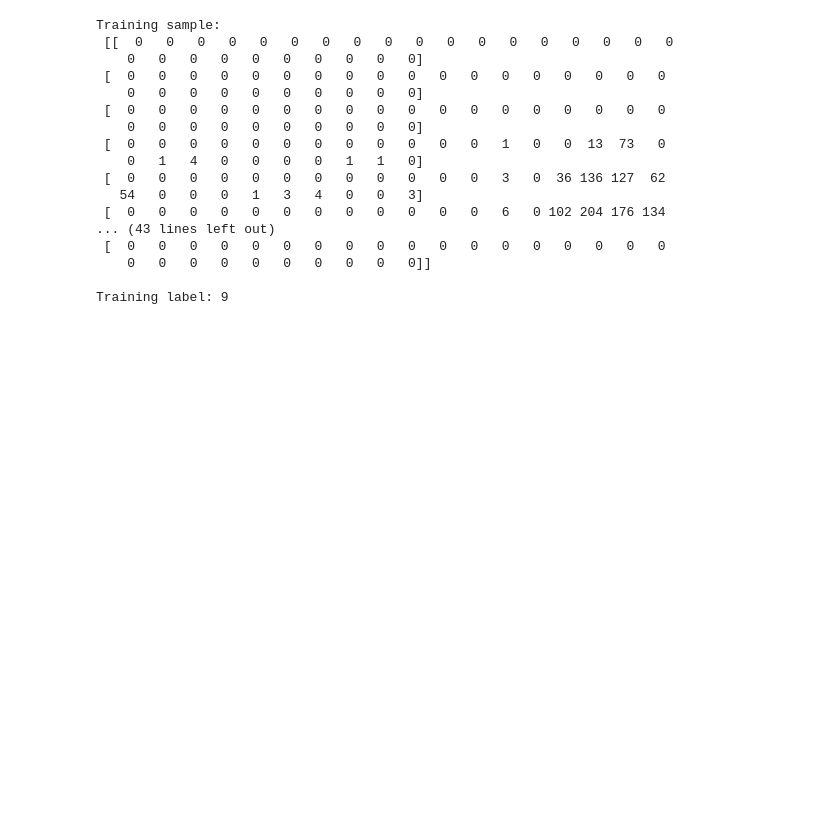
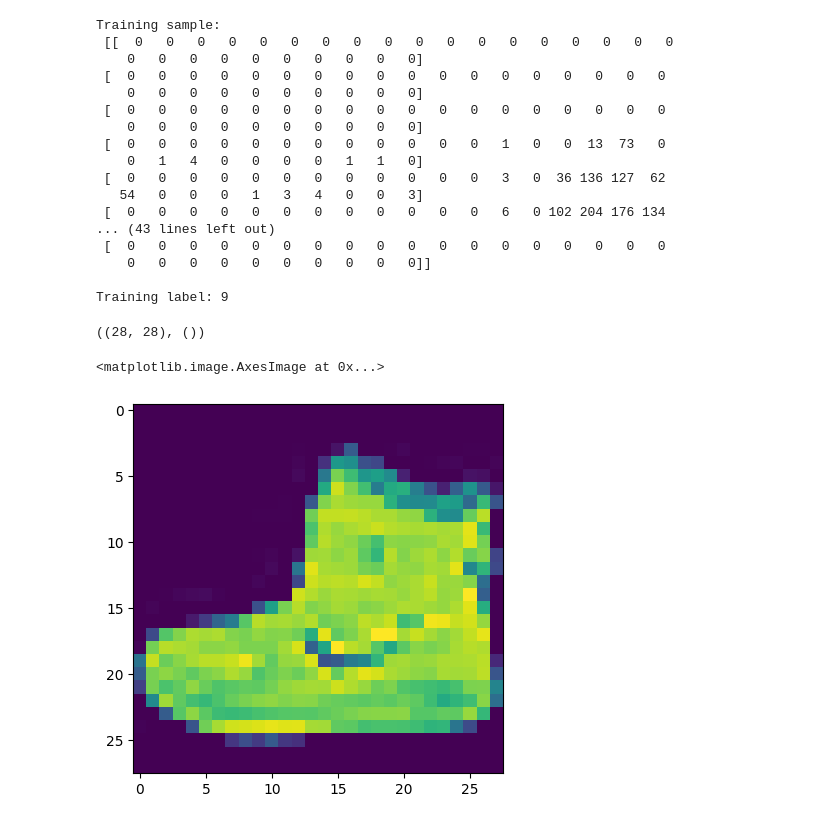
Before and after one commit to Achyran/Achyran-TensorFlowNotes, a Jupyter notebook: 02_nural_network_classification_with_tensorflow.ipynb, the cells around one changed output. Saved outputs shown, nothing was run; the diff lists cells and outputs as text; code cells hidden in the pictures; blank space fills up the shorter version.

```diff
--- a/02_nural_network_classification_with_tensorflow.ipynb
+++ b/02_nural_network_classification_with_tensorflow.ipynb
@@ -984,3 +984,15 @@ Training sample:
     0   0   0   0   0   0   0   0   0   0]]
 
 Training label: 9
+# %%
+#Check the shape of a singel example
+train_data[0].shape, train_labels[0].shape
+# %% [output]
+((28, 28), ())
+# %%
+# Plot a singele Saple
+import matplotlib.pyplot as plt
+plt.imshow(train_data[0])
+# %% [output]
+<matplotlib.image.AxesImage at 0x...>
+[figure, added]
```
